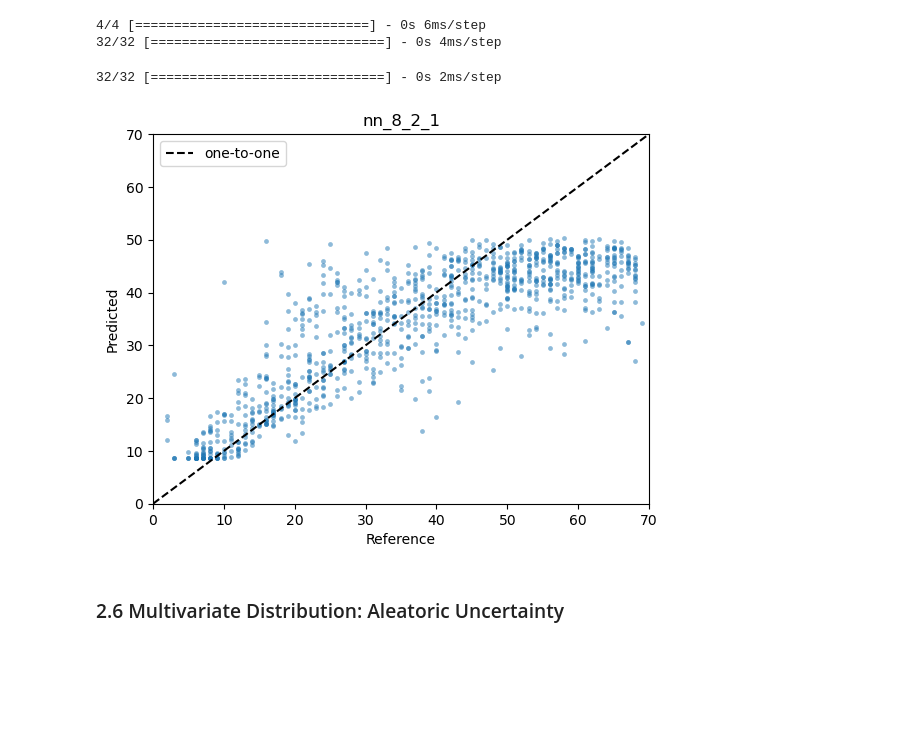
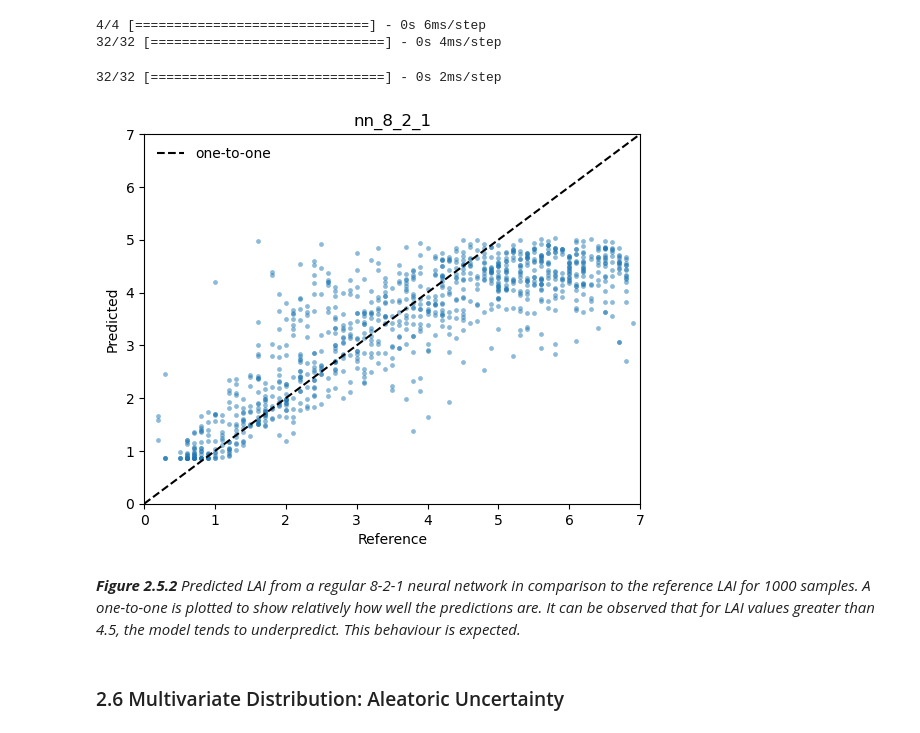
Before and after one commit to watermelonxx/WorkTerm-Winter2023, a Jupyter notebook: ModelingUncertainty/ModelingUncertainty.ipynb, the cells around one changed output. Cells and saved outputs as stored; diff of their text form; code cells hidden in the pictures; blank space fills up the shorter version.

```diff
--- a/ModelingUncertainty/ModelingUncertainty.ipynb
+++ b/ModelingUncertainty/ModelingUncertainty.ipynb
@@ -1053,23 +1053,25 @@ for size in valSize:
 # %%
 name = 'nn_8_2_1'
 biome = 7
 
 valbiomeDictLAI[biome][name]['y_pred_1000'] = valbiomeDictLAI[biome][name]['model'].predict(valbiomeDictLAI[biome]['X_test_1000']).flatten()
 
-plt.scatter(valbiomeDictLAI[biome]['y_test_1000'], valbiomeDictLAI[biome][name]['y_pred_1000'], alpha=0.5, s=12, lw=0)
-plt.plot([0, 70], [0, 70], 'k--', label='one-to-one')
+plt.scatter(np.divide(valbiomeDictLAI[biome]['y_test_1000'], scaling), np.divide(valbiomeDictLAI[biome][name]['y_pred_1000'], scaling), alpha=0.5, s=12, lw=0)
+plt.plot([0, 7], [0, 7], 'k--', label='one-to-one')
 
 plt.xlabel("Reference")
 plt.ylabel("Predicted")
 plt.title(name)
 
-plt.xlim([0, 70])
-plt.ylim([0, 70])
+plt.xlim([0, 7])
+plt.ylim([0, 7])
 plt.legend(frameon=0)
 plt.show()
 # %% [output]
 32/32 [==============================] - 0s 2ms/step
-[figure, old version]
+[figure, new version]
+# %% [markdown]
+_**Figure 2.5.2** Predicted LAI from a regular 8-2-1 neural network in comparison to the reference LAI for 1000 samples. A one-to-one is plotted to show relatively how well the predictions are. It can be observed that for LAI values greater than 4.5, the model tends to underpredict. This behaviour is expected._
 # %% [markdown]
 ### 2.6 Multivariate Distribution: Aleatoric Uncertainty
 # %% [markdown]
```
Also changed, not shown: parts of 17 cells of this notebook.
